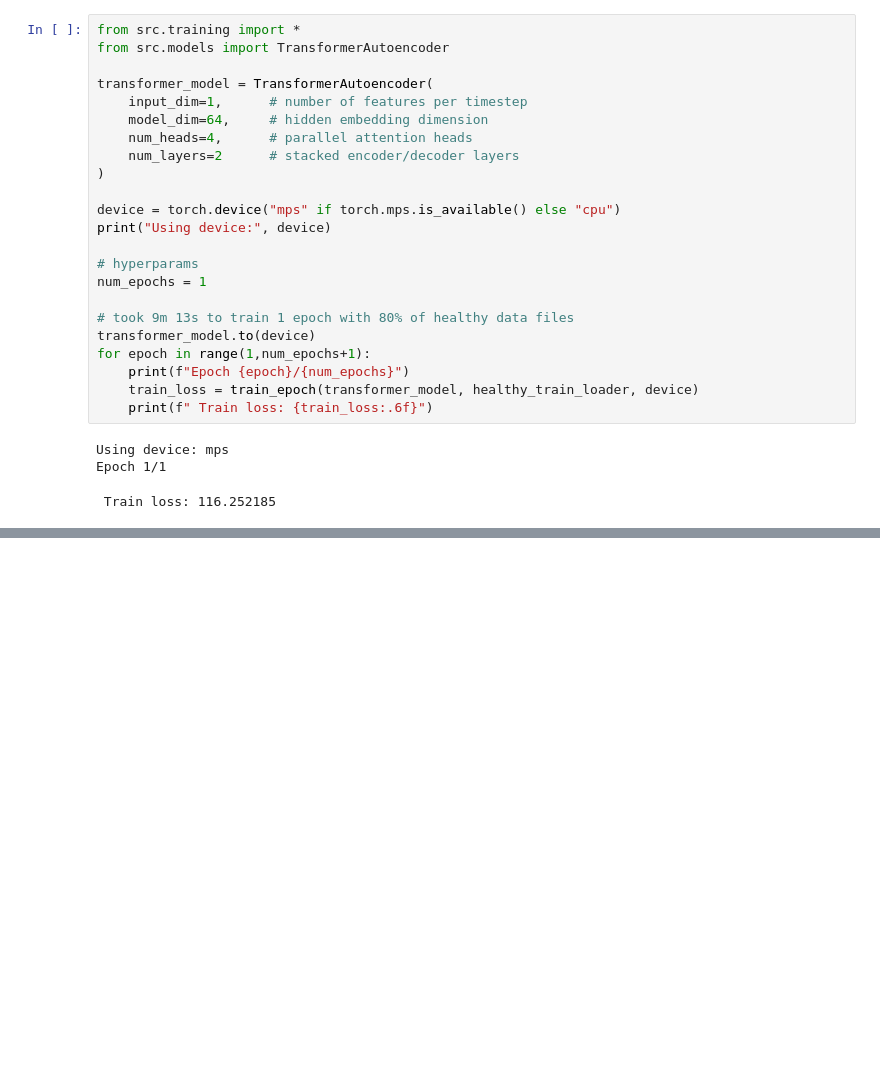
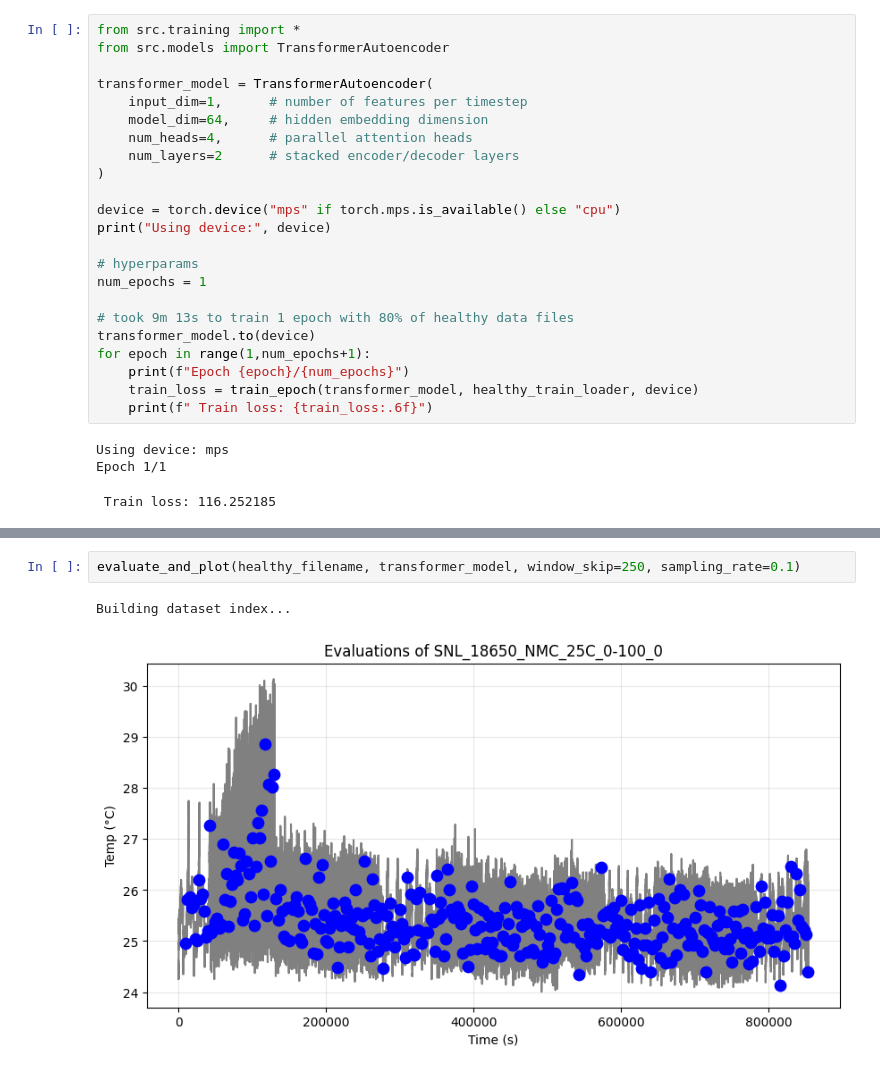
Before and after one commit to hhaller0826/thermal-runaway, a Jupyter notebook: exp.ipynb, the cells around one changed output, grey strips where cells are left out. Cells and saved outputs as stored; diff of their text form; blank space fills up the shorter version.

```diff
--- a/exp.ipynb
+++ b/exp.ipynb
@@ -113,0 +92,5 @@ tensor([  9.2498,   8.2468,   9.4534, 182.4792, 181.2123, 182.4006, 194.9297,
+# %%
+evaluate_and_plot(healthy_filename, transformer_model, window_skip=250, sampling_rate=0.1)
+# %% [output]
+Building dataset index...
+[figure, added]
```
Also changed, not shown: parts of 11 cells of this notebook, 7 other files.
